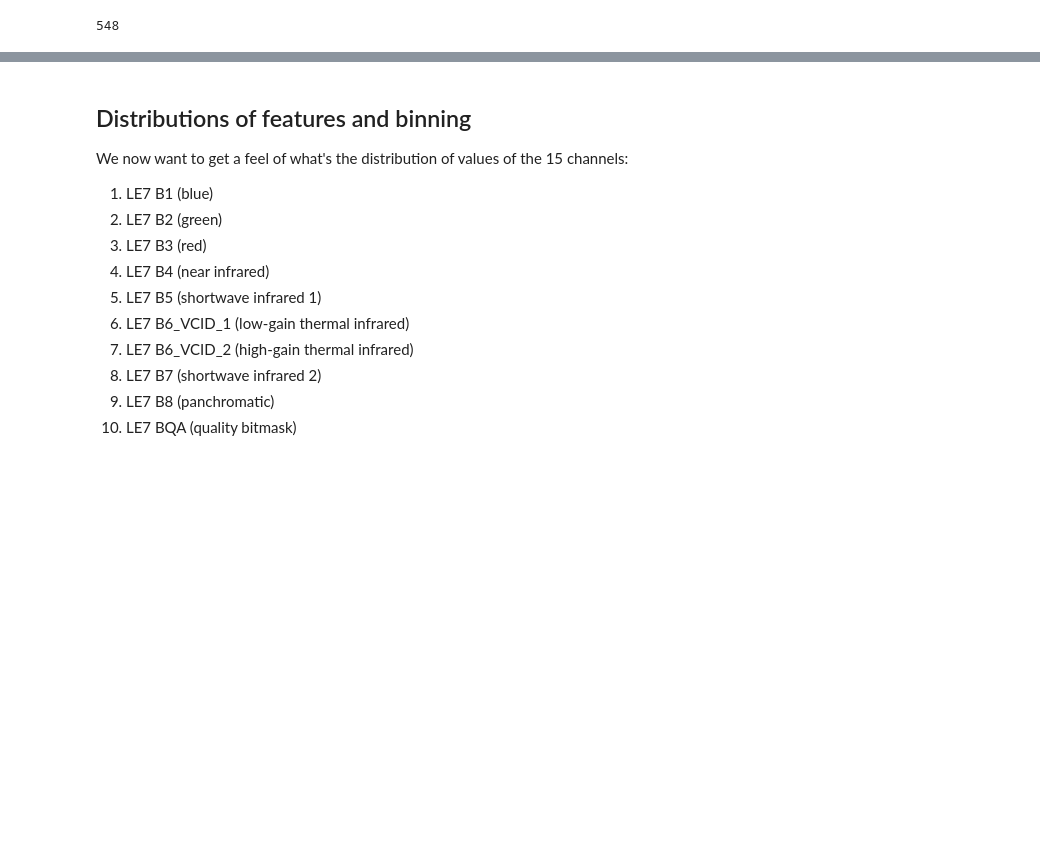
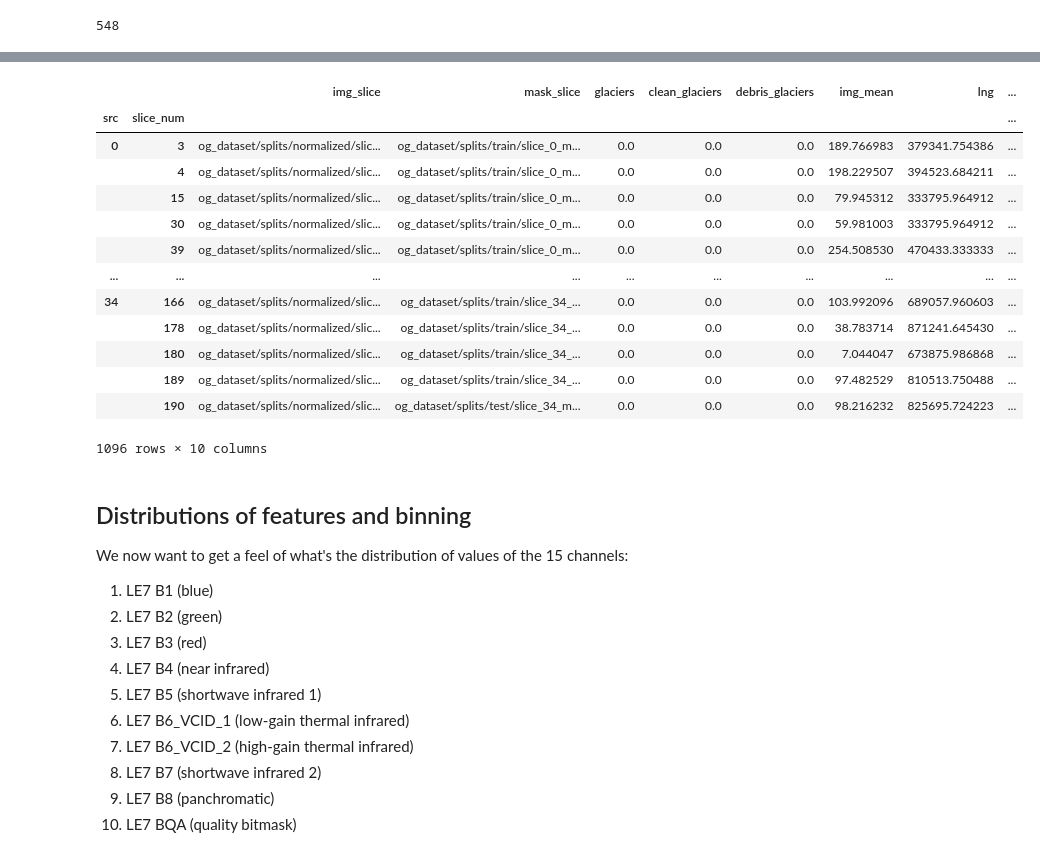
Before and after one commit to jonasbarth/fds-2022-final-project, a Jupyter notebook: preprocessing.ipynb, the cells around one changed output, grey strips where cells are left out. Saved outputs shown, nothing was run; the diff lists cells and outputs as text; code cells hidden in the pictures; blank space fills up the shorter version.

```diff
--- a/preprocessing.ipynb
+++ b/preprocessing.ipynb
@@ -224,3 +241,46 @@ a
+# %%
+from sklearn.base import BaseEstimator, TransformerMixin
+
+class Custom_Normalizer (BaseEstimator, TransformerMixin):
+    def __init__ (self, means, std, path = 'og_dataset/splits/normalized/'):
+        self.path = path
+        self.means = means
+        self.std = std
+
+    def transform (self, X, y=None):
+        X = X.copy()
+        os.makedirs(self.path, exist_ok= True)
+        for idx, row in X.iterrows():
+            img = np.load(row.img_slice)
+            if not self.is_norm(img):
+                img = (img - self.means)/self.std
+                new_path = self.path + f'slice_{idx[0]}_img_{idx[1]}.npy'
+                X.loc[idx,'img_slice'] = new_path
+                np.save(new_path, img )
+
+        return X
+
+    def is_norm (self, img):
+        return np.nansum(img) % 1 != 0
+# %%
+metadata_norm = Custom_Normalizer(nf['means'],nf['stds']).transform(metadata)
+# %%
+metadata_norm
+# %% [output]
+|  |  | img_slice | mask_slice | glaciers | clean_glaciers | debris_glaciers | img_mean | lng | ... |
+| src | slice_num |  |  |  |  |  |  |  | ... |
+| 0 | 3 | og_dataset/splits/normalized/slic... | og_dataset/splits/train/slice_0_m... | 0.0 | 0.0 | 0.0 | 189.766983 | 379341.754386 | ... |
+|  | 4 | og_dataset/splits/normalized/slic... | og_dataset/splits/train/slice_0_m... | 0.0 | 0.0 | 0.0 | 198.229507 | 394523.684211 | ... |
+|  | 15 | og_dataset/splits/normalized/slic... | og_dataset/splits/train/slice_0_m... | 0.0 | 0.0 | 0.0 | 79.945312 | 333795.964912 | ... |
+|  | 30 | og_dataset/splits/normalized/slic... | og_dataset/splits/train/slice_0_m... | 0.0 | 0.0 | 0.0 | 59.981003 | 333795.964912 | ... |
+|  | 39 | og_dataset/splits/normalized/slic... | og_dataset/splits/train/slice_0_m... | 0.0 | 0.0 | 0.0 | 254.508530 | 470433.333333 | ... |
+| ... | ... | ... | ... | ... | ... | ... | ... | ... | ... |
+| 34 | 166 | og_dataset/splits/normalized/slic... | og_dataset/splits/train/slice_34_... | 0.0 | 0.0 | 0.0 | 103.992096 | 689057.960603 | ... |
+|  | 178 | og_dataset/splits/normalized/slic... | og_dataset/splits/train/slice_34_... | 0.0 | 0.0 | 0.0 | 38.783714 | 871241.645430 | ... |
+|  | 180 | og_dataset/splits/normalized/slic... | og_dataset/splits/train/slice_34_... | 0.0 | 0.0 | 0.0 | 7.044047 | 673875.986868 | ... |
+|  | 189 | og_dataset/splits/normalized/slic... | og_dataset/splits/train/slice_34_... | 0.0 | 0.0 | 0.0 | 97.482529 | 810513.750488 | ... |
+|  | 190 | og_dataset/splits/normalized/slic... | og_dataset/splits/test/slice_34_m... | 0.0 | 0.0 | 0.0 | 98.216232 | 825695.724223 | ... |
+1096 rows × 10 columns
 # %% [markdown]
 ## Distributions of features and binning
 We now want to get a feel of what's the distribution of values of the 15 channels:
```
Also changed, not shown: parts of 1 cell of this notebook, 2 other files.
